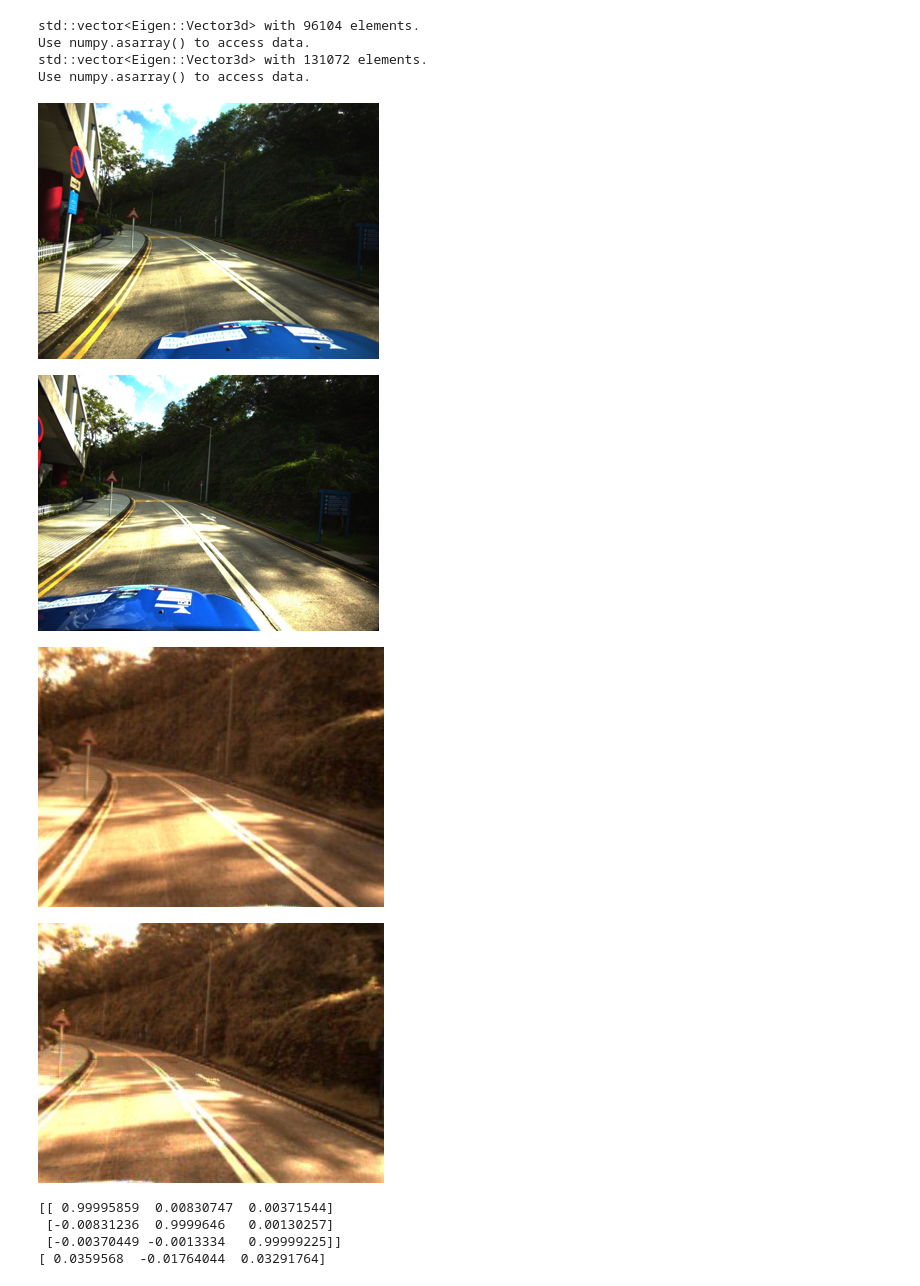
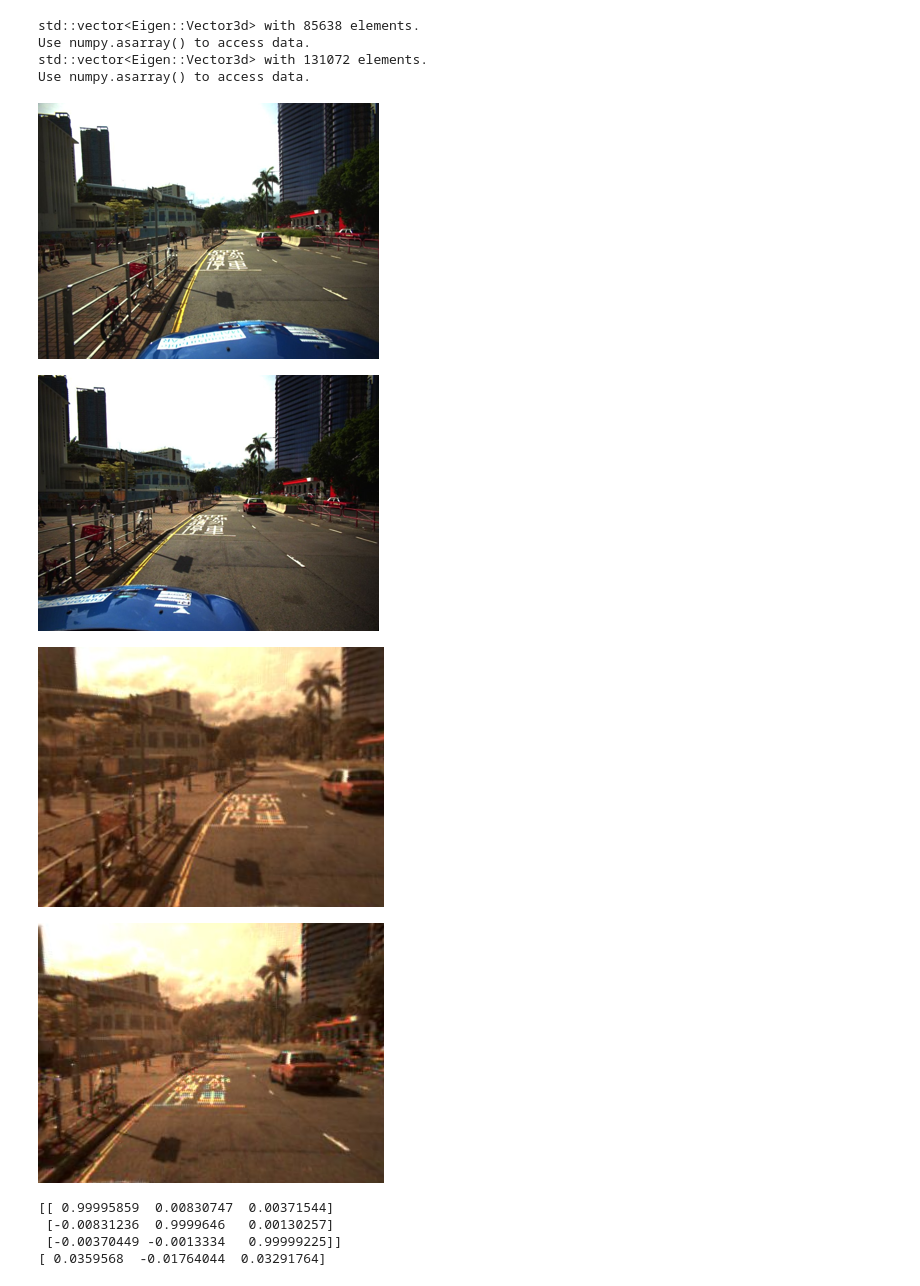
Before and after one commit to fusionportable/fusionportable_dataset_tools, a Jupyter notebook: write_data_to_kitti360.ipynb, the cells around one changed output. Saved outputs shown, nothing was run; the diff lists cells and outputs as text; code cells hidden in the pictures.

Commit message:
fix bug: specifically deal with legged_grass00

```diff
--- a/write_data_to_kitti360.ipynb
+++ b/write_data_to_kitti360.ipynb
@@ -9,9 +9,9 @@ from data_loader.file_loader import FileLoader
 from data_loader.file_writer import FileWriter
 from tools.utils import *
 
-platform = 'vehicle'
-sequence_name = 'vehicle_campus00'
-algorithm = 'r3live'
+platform = 'legged'
+sequence_name = 'legged_grass00'
+algorithm = 'fastlio2'
 # %%
 ##### Set up the output data path
 dataset_path = '/Rocket_ssd/dataset/FusionPortable_dataset_develop/sensor_data/data_refined'
@@ -290,10 +292,10 @@ import matplotlib.pyplot as plt
 
 cmap = plt.get_cmap('jet')
 cmap_colors = cmap(np.linspace(0, 1, 21)) * 255
-frame_id = 100
+frame_id = 0
 
 ##### Load point cloud and image
-pcd_path = os.path.join(kitti360_path, 'ouster00_undistort/points/data', '{:06d}.pcd'.format(frame_id))
+pcd_path = os.path.join(kitti360_path, 'ouster00/points/data', '{:06d}.pcd'.format(frame_id))
 xyz_points = np.asarray(open3d.io.read_point_cloud(pcd_path).points)
 if platform == 'vehicle':
   img_path = os.path.join(kitti360_path, 'vehicle_frame_cam00', 'image/data', '{:06d}.png'.format(frame_id)) # images are already undistorted, but not rectified
@@ -316,7 +318,7 @@ for p_C in xyz_points_cam:
     color = (int(cmap_colors[i, 0]), int(cmap_colors[i, 1]), int(cmap_colors[i, 2]))
     cv2.circle(img, (int(u_C[0]), int(u_C[1])), radius=1, color=color, thickness=-1)
 img_pillow = Image.fromarray(cv2.cvtColor(img, cv2.COLOR_BGR2RGB))
-display(img_pillow.resize((img_pillow.size[0] // 2, img_pillow.size[1] // 2)))
+display(img_pillow.resize((img_pillow.size[0] // 1, img_pillow.size[1] // 1)))
 
 ##### Project point cloud onto the depth camera frame
 depth_img = np.zeros((camera.height, camera.width), dtype=np.uint32)
@@ -333,47 +332,58 @@ display(img_pillow.resize((img_pillow.size[0] // 2, img_pillow.size[1] // 2)))
 # TEST: visualize data
 from PIL import Image
 from IPython.display import display
 import open3d
 
-frame_id = 1000
+frame_id = 0
 
 # Visualize data
 pcd_path = os.path.join(kitti360_path, 'ouster00_undistort/points/data', '{:06d}.pcd'.format(frame_id))
 pcd = open3d.io.read_point_cloud(pcd_path)
 print(pcd.points)
 
 pcd_path = os.path.join(kitti360_path, 'ouster00/points/data', '{:06d}.pcd'.format(frame_id))
 pcd = open3d.io.read_point_cloud(pcd_path)
 print(pcd.points)
 
-img_path = os.path.join(kitti360_path, 'vehicle_frame_cam00', 'image/data', '{:06d}.png'.format(frame_id))
-img = Image.open(img_path)
-img_resize = img.resize((img.size[0] // 3, img.size[1] // 3))
-display(img_resize)
+if platform == 'vehicle':
+  img_path = os.path.join(kitti360_path, 'vehicle_frame_cam00', 'image/data', '{:06d}.png'.format(frame_id))
+  img = Image.open(img_path)
+  img_resize = img.resize((img.size[0] // 3, img.size[1] // 3))
+  display(img_resize)
 
-img_path = os.path.join(kitti360_path, 'vehicle_frame_cam01', 'image/data', '{:06d}.png'.format(frame_id))
-img = Image.open(img_path)
-img_resize = img.resize((img.size[0] // 3, img.size[1] // 3))
-display(img_resize)
+  img_path = os.path.join(kitti360_path, 'vehicle_frame_cam01', 'image/data', '{:06d}.png'.format(frame_id))
+  img = Image.open(img_path)
+  img_resize = img.resize((img.size[0] // 3, img.size[1] // 3))
+  display(img_resize)
+else:
+  img_path = os.path.join(kitti360_path, 'frame_cam00', 'image/data', '{:06d}.png'.format(frame_id))
+  img = Image.open(img_path)
+  img_resize = img.resize((img.size[0] // 3, img.size[1] // 3))
+  display(img_resize)
+
+  img_path = os.path.join(kitti360_path, 'frame_cam01', 'image/data', '{:06d}.png'.format(frame_id))
+  img = Image.open(img_path)
+  img_resize = img.resize((img.size[0] // 3, img.size[1] // 3))
+  display(img_resize)
 
 img_path = os.path.join(kitti360_path, 'event_cam00', 'image/data', '{:06d}.png'.format(frame_id))
 img = Image.open(img_path)
 img_resize = img.resize((img.size[0], img.size[1]))
 display(img_resize)
 
 img_path = os.path.join(kitti360_path, 'event_cam01', 'image/data', '{:06d}.png'.format(frame_id))
 img = Image.open(img_path)
 img_resize = img.resize((img.size[0], img.size[1]))
 display(img_resize)
 # %% [output]
-std::vector<Eigen::Vector3d> with 96104 elements.
+std::vector<Eigen::Vector3d> with 85638 elements.
 Use numpy.asarray() to access data.
 std::vector<Eigen::Vector3d> with 131072 elements.
 Use numpy.asarray() to access data.
-[figure, old version]
+[figure, new version]
-[figure, old version]
+[figure, new version]
-[figure, old version]
+[figure, new version]
-[figure, old version]
+[figure, new version]
 # %%
 ##### TEST: get extrinsics
 print(int_ext_loader.tf_graph.get_relative_transform('body_imu', 'ouster00')[:3, :3])
```
Also changed, not shown: parts of 5 cells of this notebook, 3 other files.
